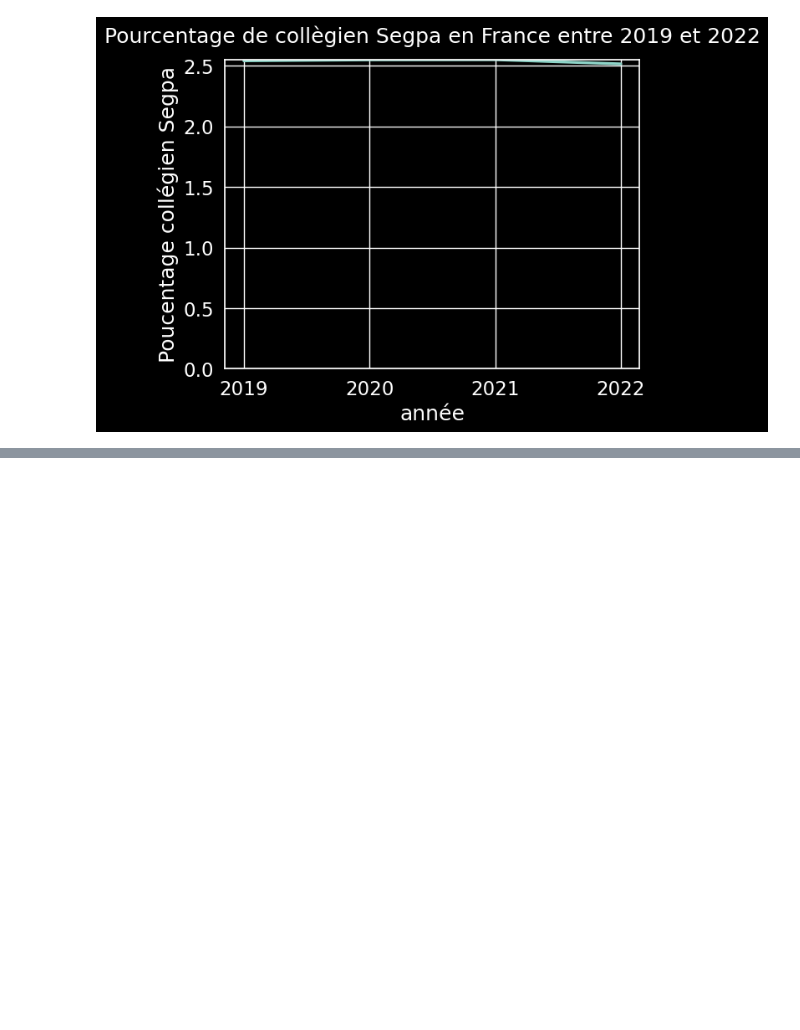
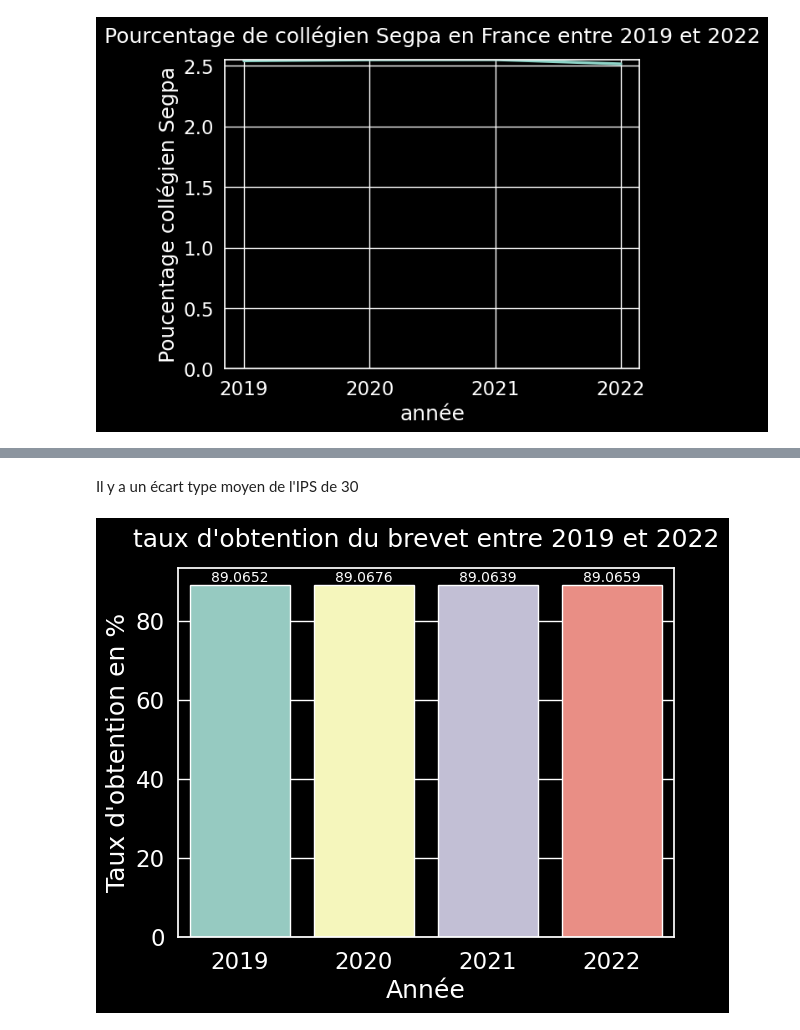
Before and after one commit to barrmath/data_educ, a Jupyter notebook: college_nettoyage_et_analyse.ipynb, the cells around one changed output, grey strips where cells are left out. Saved outputs shown, nothing was run; the diff lists cells and outputs as text; code cells hidden in the pictures; blank space fills up the shorter version.

```diff
--- a/college_nettoyage_et_analyse.ipynb
+++ b/college_nettoyage_et_analyse.ipynb
@@ -282,0 +368,13 @@ plt.show()
+# %% [markdown]
+Il y a un écart type moyen de l'IPS de 30
+# %%
+fig,ax = plt.subplots()
+sns.barplot(data=france_college, x="rentree_scolaire", y="taux_de_reussite_g",ax=ax,estimator="sum",errorbar=None)
+ax.set_title("taux d'obtention du brevet entre 2019 et 2022",pad=15)
+ax.set_ylabel("Taux d'obtention en %")
+ax.set_xlabel("Année")
+ax.bar_label(ax.containers[0], fontsize=10)
+ax.set_ylim(0)
+plt.show()
+# %% [output]
+[figure, added]
```
Also changed, not shown: parts of 29 cells of this notebook.
